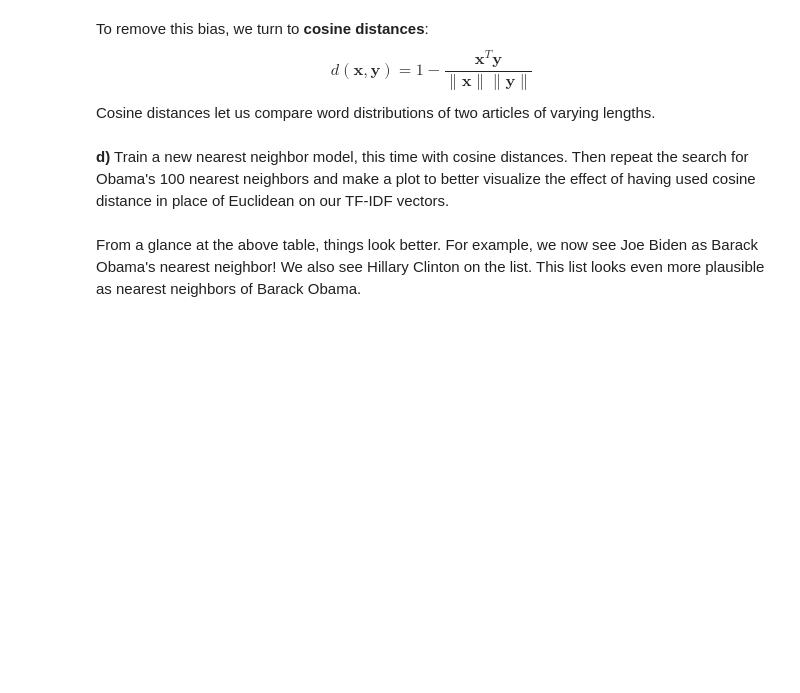
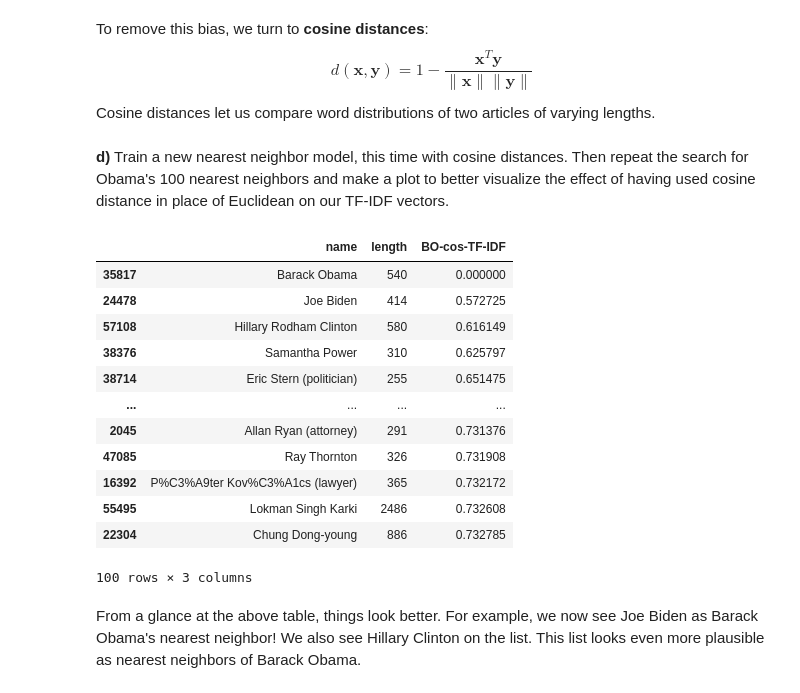
Before and after one commit to mawojcik/introduction_to_data_science, a Jupyter notebook: Lab_5/Assignment_5.ipynb, the cells around one changed output. Drawn from its saved outputs; the diff is of its cells as text; code cells hidden in the pictures; blank space fills up the shorter version.

```diff
--- a/Lab_5/Assignment_5.ipynb
+++ b/Lab_5/Assignment_5.ipynb
@@ -433,2 +440,22 @@ nearest_neighbors_cosine
+# %%
+dist = pairwise_distances(TFIDFmatrix, Y=TFIDFmatrix[obama_index], metric='cosine')
+wiki['BO-cos-TF-IDF'] = dist
+nearest_neighbors_cosine = wiki[['name', 'length', 'BO-cos-TF-IDF']].sort_values(by='BO-cos-TF-IDF', ascending=True).head(n=100)
+
+nearest_neighbors_cosine
+# %% [output]
+|  | name | length | BO-cos-TF-IDF |
+| 35817 | Barack Obama | 540 | 0.000000 |
+| 24478 | Joe Biden | 414 | 0.572725 |
+| 57108 | Hillary Rodham Clinton | 580 | 0.616149 |
+| 38376 | Samantha Power | 310 | 0.625797 |
+| 38714 | Eric Stern (politician) | 255 | 0.651475 |
+| ... | ... | ... | ... |
+| 2045 | Allan Ryan (attorney) | 291 | 0.731376 |
+| 47085 | Ray Thornton | 326 | 0.731908 |
+| 16392 | P%C3%A9ter Kov%C3%A1cs (lawyer) | 365 | 0.732172 |
+| 55495 | Lokman Singh Karki | 2486 | 0.732608 |
+| 22304 | Chung Dong-young | 886 | 0.732785 |
+100 rows × 3 columns
 # %% [markdown]
 From a glance at the above table, things look better.  For example, we now see Joe Biden as Barack Obama's nearest neighbor!  We also see Hillary Clinton on the list.  This list looks even more plausible as nearest neighbors of Barack Obama.
```
Also changed, not shown: parts of 11 cells of this notebook.
